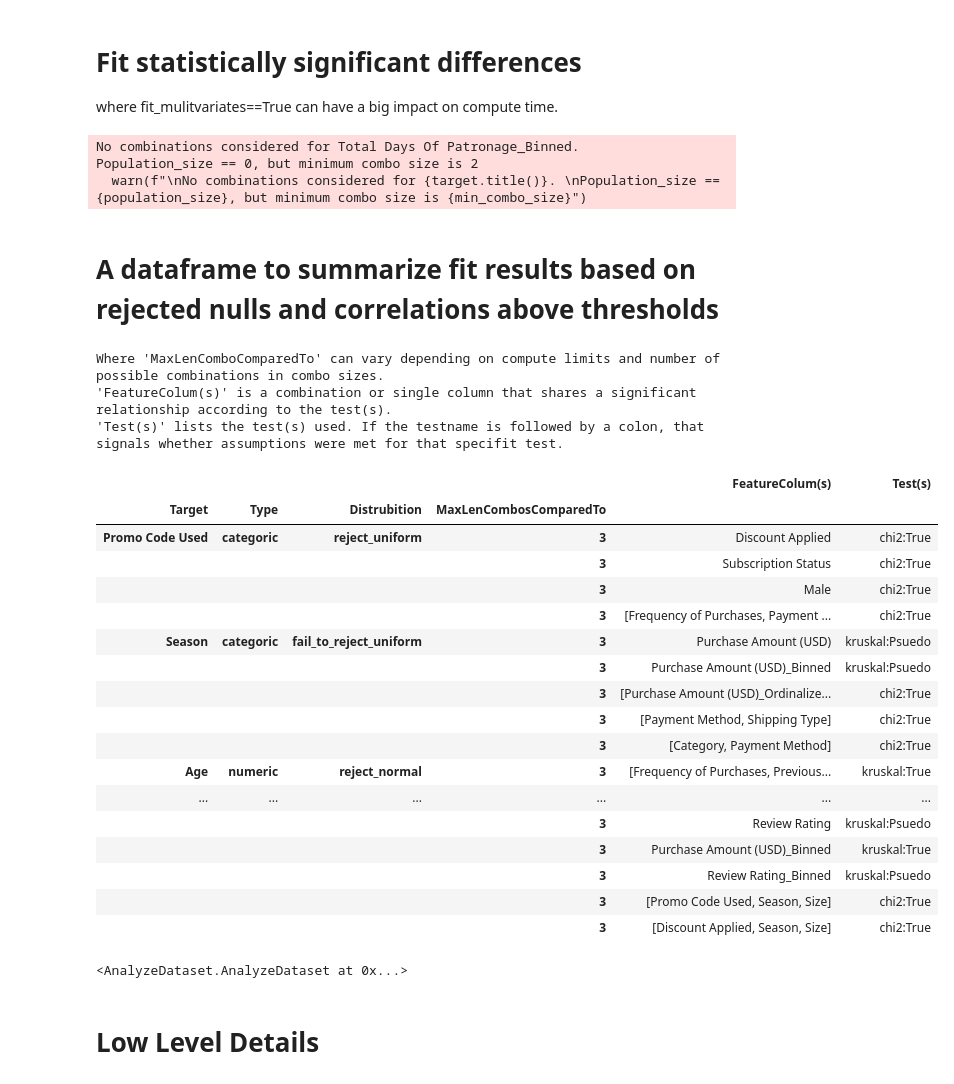
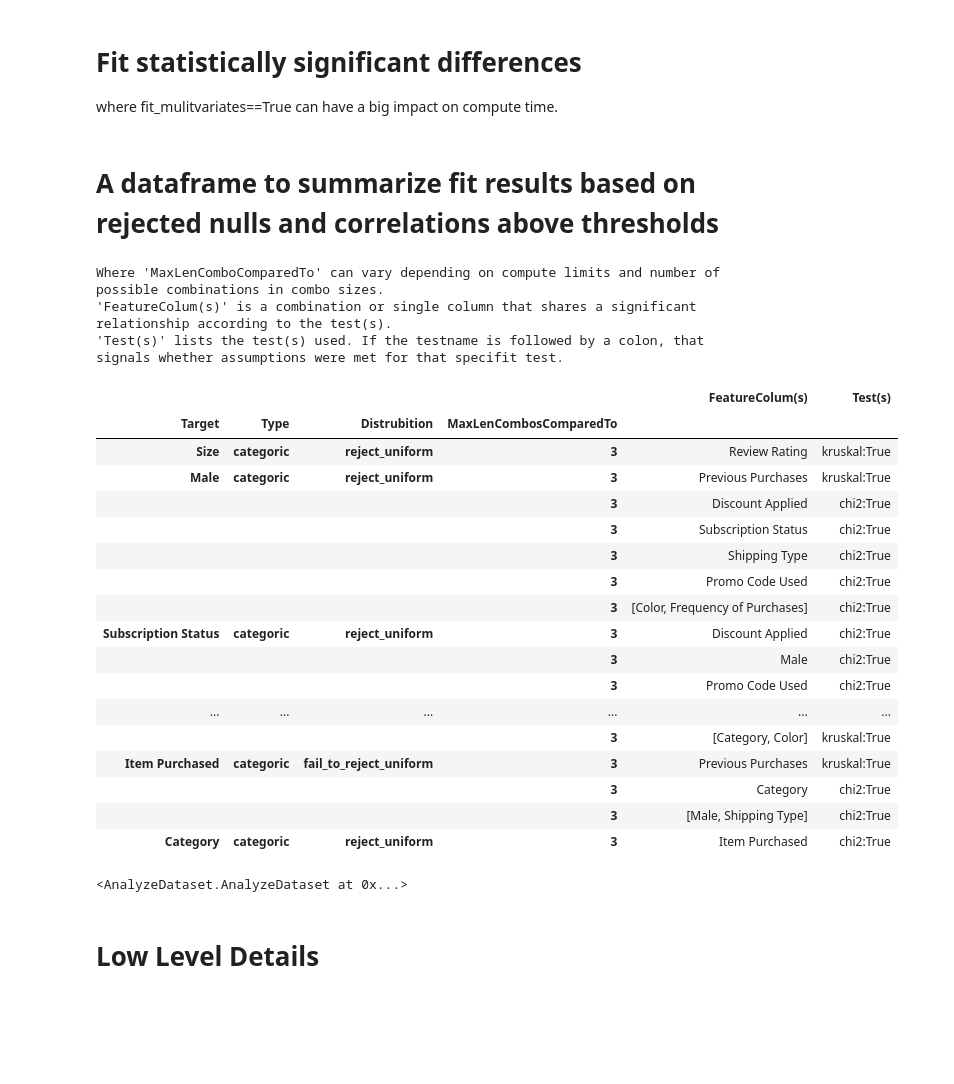
Before and after one commit to Leeishere/Consumer_Habits, a Jupyter notebook: utils/analyze_dataset_quickstart.ipynb, the cells around one changed output. Cells and saved outputs as stored; diff of their text form; code cells hidden in the pictures; blank space fills up the shorter version.

```diff
--- a/utils/analyze_dataset_quickstart.ipynb
+++ b/utils/analyze_dataset_quickstart.ipynb
@@ -63,40 +61,36 @@ AD.fit_full_dataset_analysis(df,
                             categoric_target=None,        # None to compute all categoric varaibles as targets
                             fit_good_of_fit=True,         # instruct to test categoric variables for uniform distribution
                             fit_normal=True,
-                            fit_multivariates=False,       # instruct to test multivariate significance
+                            fit_multivariates=True,       # instruct to test multivariate significance
                             fit_supercat_subcats=True)    # test for supercategories with subcategories that partition other variables
-# %% [output]
-No combinations considered for Total Days Of Patronage_Binned.
-Population_size == 0, but minimum combo size is 2
-  warn(f"\nNo combinations considered for {target.title()}. \nPopulation_size == {population_size}, but minimum combo size is {min_combo_size}")
 # %% [markdown]
 # A dataframe to summarize fit results based on rejected nulls and correlations above thresholds
 # %%
 pd.set_option('display.max_rows', None)
 pd.set_option('display.max_colwidth',None)
-AD.column_relationships_df(targets=None)
+display(AD.column_relationships_df(targets=None))
 # %% [output]
 Where 'MaxLenComboComparedTo' can vary depending on compute limits and number of possible combinations in combo sizes.
 'FeatureColum(s)' is a combination or single column that shares a significant relationship according to the test(s).
 'Test(s)' lists the test(s) used. If the testname is followed by a colon, that signals whether assumptions were met for that specifit test.
 |  |  |  |  | FeatureColum(s) | Test(s) |
 | Target | Type | Distrubition | MaxLenCombosComparedTo |  |  |
-| Promo Code Used | categoric | reject_uniform | 3 | Discount Applied | chi2:True |
+| Size | categoric | reject_uniform | 3 | Review Rating | kruskal:True |
+| Male | categoric | reject_uniform | 3 | Previous Purchases | kruskal:True |
+|  |  |  | 3 | Discount Applied | chi2:True |
 |  |  |  | 3 | Subscription Status | chi2:True |
+|  |  |  | 3 | Shipping Type | chi2:True |
+|  |  |  | 3 | Promo Code Used | chi2:True |
+|  |  |  | 3 | [Color, Frequency of Purchases] | chi2:True |
+| Subscription Status | categoric | reject_uniform | 3 | Discount Applied | chi2:True |
 |  |  |  | 3 | Male | chi2:True |
-|  |  |  | 3 | [Frequency of Purchases, Payment ... | chi2:True |
-| Season | categoric | fail_to_reject_uniform | 3 | Purchase Amount (USD) | kruskal:Psuedo |
-|  |  |  | 3 | Purchase Amount (USD)_Binned | kruskal:Psuedo |
-|  |  |  | 3 | [Purchase Amount (USD)_Ordinalize... | chi2:True |
-|  |  |  | 3 | [Payment Method, Shipping Type] | chi2:True |
-|  |  |  | 3 | [Category, Payment Method] | chi2:True |
-| Age | numeric | reject_normal | 3 | [Frequency of Purchases, Previous... | kruskal:True |
+|  |  |  | 3 | Promo Code Used | chi2:True |
 | ... | ... | ... | ... | ... | ... |
-|  |  |  | 3 | Review Rating | kruskal:Psuedo |
-|  |  |  | 3 | Purchase Amount (USD)_Binned | kruskal:True |
-|  |  |  | 3 | Review Rating_Binned | kruskal:Psuedo |
-|  |  |  | 3 | [Promo Code Used, Season, Size] | chi2:True |
-|  |  |  | 3 | [Discount Applied, Season, Size] | chi2:True |
+|  |  |  | 3 | [Category, Color] | kruskal:True |
+| Item Purchased | categoric | fail_to_reject_uniform | 3 | Previous Purchases | kruskal:True |
+|  |  |  | 3 | Category | chi2:True |
+|  |  |  | 3 | [Male, Shipping Type] | chi2:True |
+| Category | categoric | reject_uniform | 3 | Item Purchased | chi2:True |
 <AnalyzeDataset.AnalyzeDataset at 0x...>
 # %% [markdown]
 # Low Level Details
```
Also changed, not shown: parts of 7 cells of this notebook, 8 other files.
